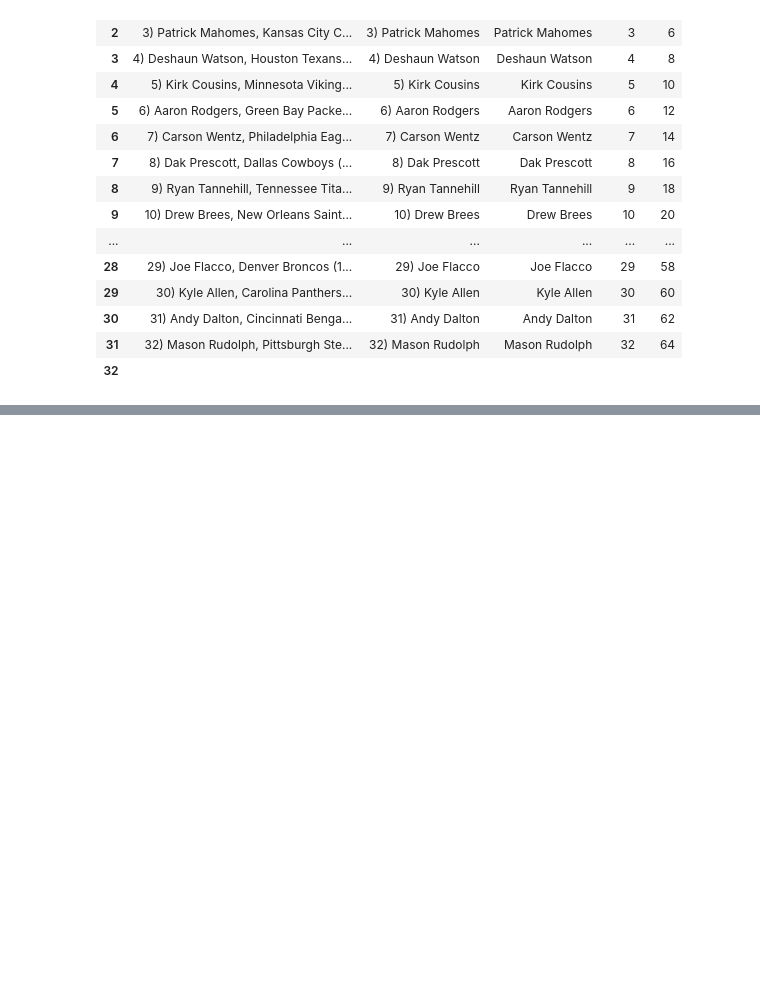
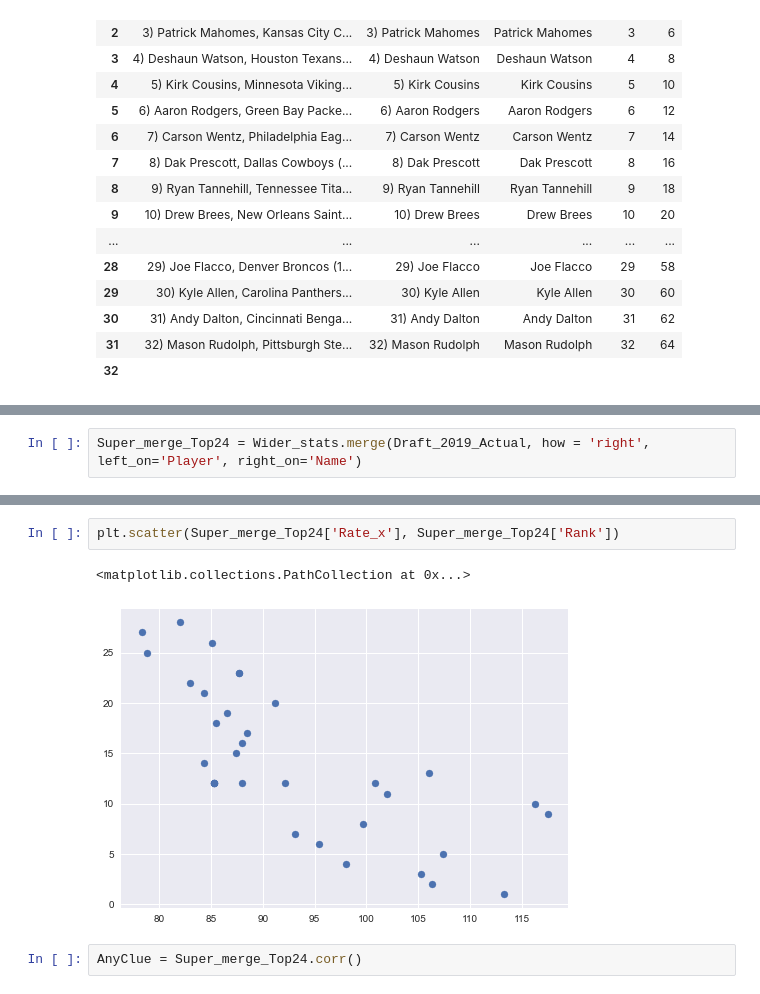
Before and after one commit to User7712/UCDPA_MarkCheesmore, a Jupyter notebook: QB_in_NFL_2019.ipynb, the cells around one changed output, grey strips where cells are left out. Drawn from its saved outputs; the diff is of its cells as text; blank space fills up the shorter version.

```diff
--- a/QB_in_NFL_2019.ipynb
+++ b/QB_in_NFL_2019.ipynb
@@ -524,0 +610,2 @@ df
+# %%
+Super_merge_Top24 = Wider_stats.merge(Draft_2019_Actual, how = 'right', left_on='Player', right_on='Name')
@@ -524,0 +622,7 @@ df
+# %%
+plt.scatter(Super_merge_Top24['Rate_x'], Super_merge_Top24['Rank'])
+# %% [output]
+<matplotlib.collections.PathCollection at 0x...>
+[figure, added]
+# %%
+AnyClue = Super_merge_Top24.corr()
```
Also changed, not shown: parts of 13 cells of this notebook.
